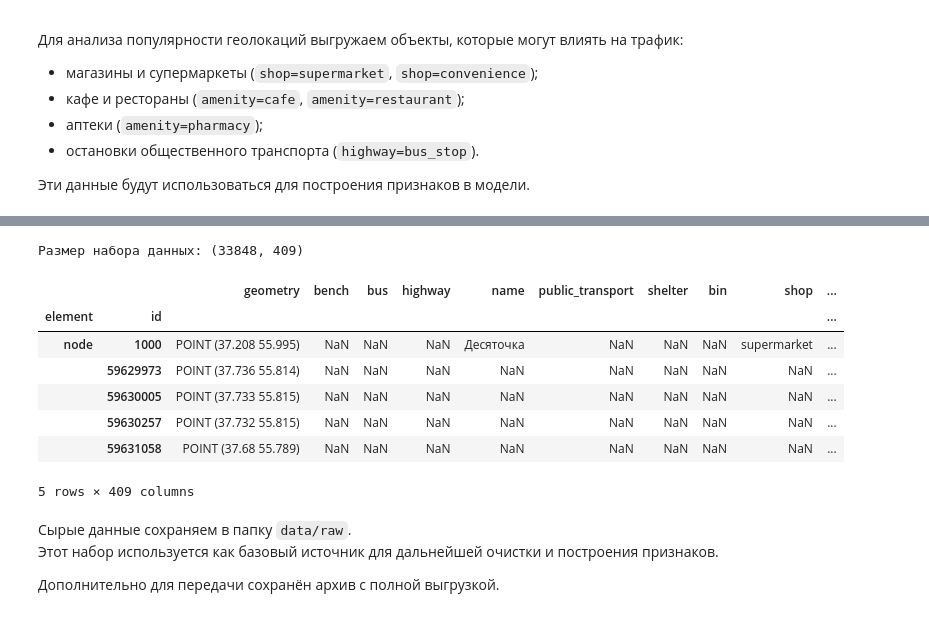
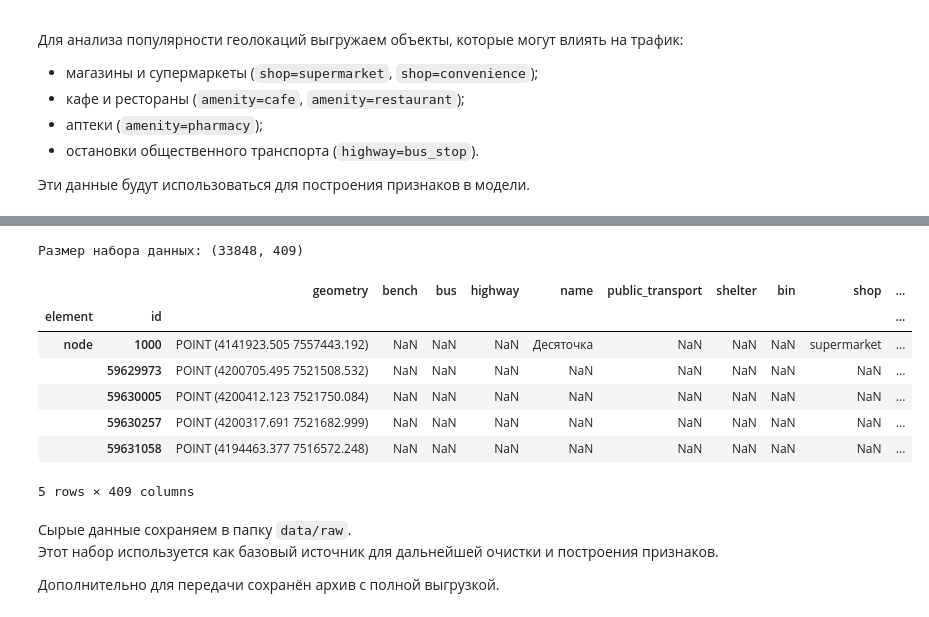
Before and after one commit to antgursky/final-project-atm-analysis, a Jupyter notebook: notebooks/01_data_collection.ipynb, the cells around one changed output, grey strips where cells are left out. Drawn from its saved outputs; the diff is of its cells as text; code cells hidden in the pictures.

```diff
--- a/notebooks/01_data_collection.ipynb
+++ b/notebooks/01_data_collection.ipynb
@@ -158,31 +135,31 @@ gdf_poi.head()
 # %%
 import osmnx as ox
 
 # Определяем регион
 place = "Moscow, Russia"
 
 # Теги для выборки POI
 tags = {
     "shop": ["supermarket", "convenience"],
     "amenity": ["cafe", "restaurant", "pharmacy"],
     "highway": "bus_stop",
     "railway": "subway_entrance",  # входы в метро
 }
 
 # Загружаем все объекты по тегам
-gdf_poi = ox.features_from_place(place, tags)
+gdf_poi = ox.features_from_place(place, tags).to_crs(3857)
 
 print("Размер набора данных:", gdf_poi.shape)
 gdf_poi.head()
 # %% [output]
 Размер набора данных: (33848, 409)
 |  |  | geometry | bench | bus | highway | name | public_transport | shelter | bin | shop | ... |
 | element | id |  |  |  |  |  |  |  |  |  | ... |
-| node | 1000 | POINT (37.208 55.995) | NaN | NaN | NaN | Десяточка | NaN | NaN | NaN | supermarket | ... |
-|  | 59629973 | POINT (37.736 55.814) | NaN | NaN | NaN | NaN | NaN | NaN | NaN | NaN | ... |
-|  | 59630005 | POINT (37.733 55.815) | NaN | NaN | NaN | NaN | NaN | NaN | NaN | NaN | ... |
-|  | 59630257 | POINT (37.732 55.815) | NaN | NaN | NaN | NaN | NaN | NaN | NaN | NaN | ... |
-|  | 59631058 | POINT (37.68 55.789) | NaN | NaN | NaN | NaN | NaN | NaN | NaN | NaN | ... |
+| node | 1000 | POINT (4141923.505 7557443.192) | NaN | NaN | NaN | Десяточка | NaN | NaN | NaN | supermarket | ... |
+|  | 59629973 | POINT (4200705.495 7521508.532) | NaN | NaN | NaN | NaN | NaN | NaN | NaN | NaN | ... |
+|  | 59630005 | POINT (4200412.123 7521750.084) | NaN | NaN | NaN | NaN | NaN | NaN | NaN | NaN | ... |
+|  | 59630257 | POINT (4200317.691 7521682.999) | NaN | NaN | NaN | NaN | NaN | NaN | NaN | NaN | ... |
+|  | 59631058 | POINT (4194463.377 7516572.248) | NaN | NaN | NaN | NaN | NaN | NaN | NaN | NaN | ... |
 5 rows × 409 columns
 # %% [markdown]
 Сырые данные сохраняем в папку `data/raw`.
```
Also changed, not shown: parts of 117 cells of this notebook, 5 other files.
